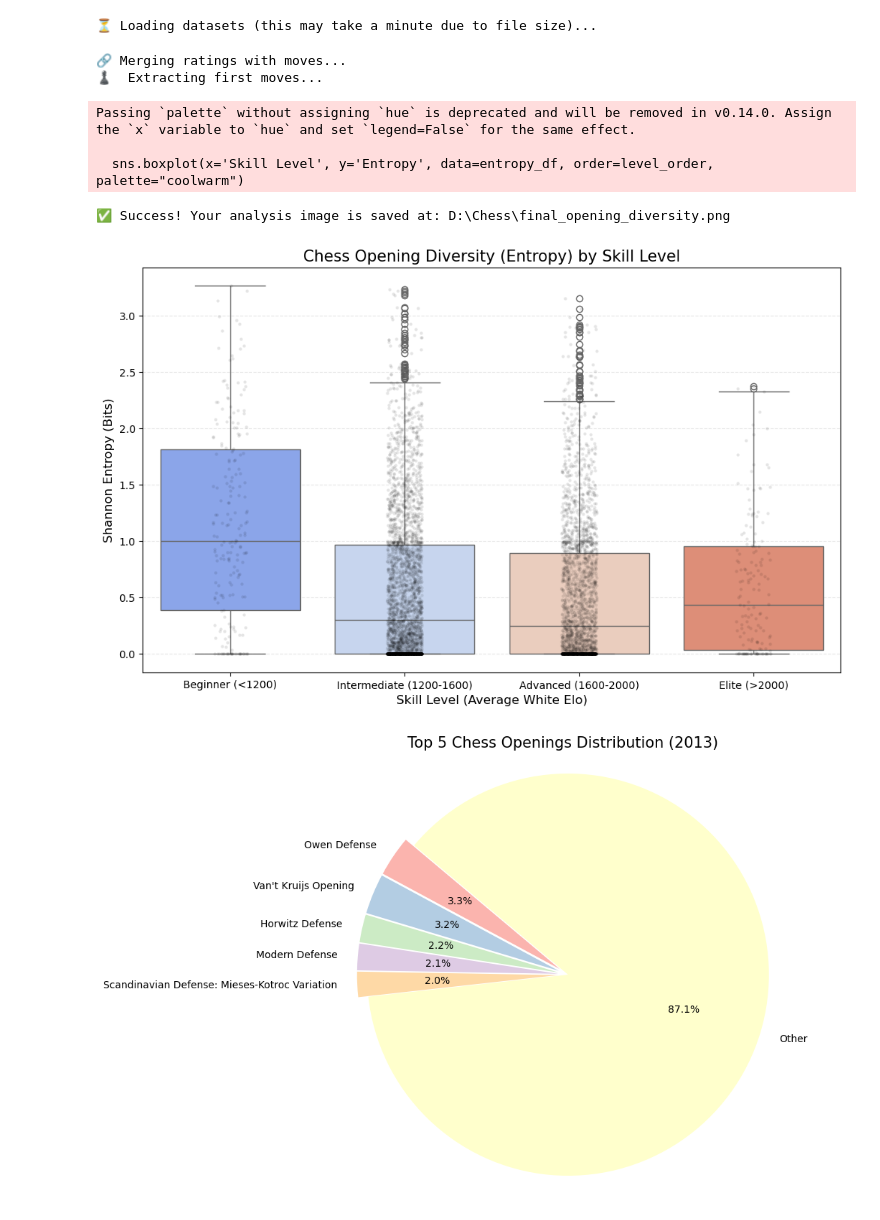
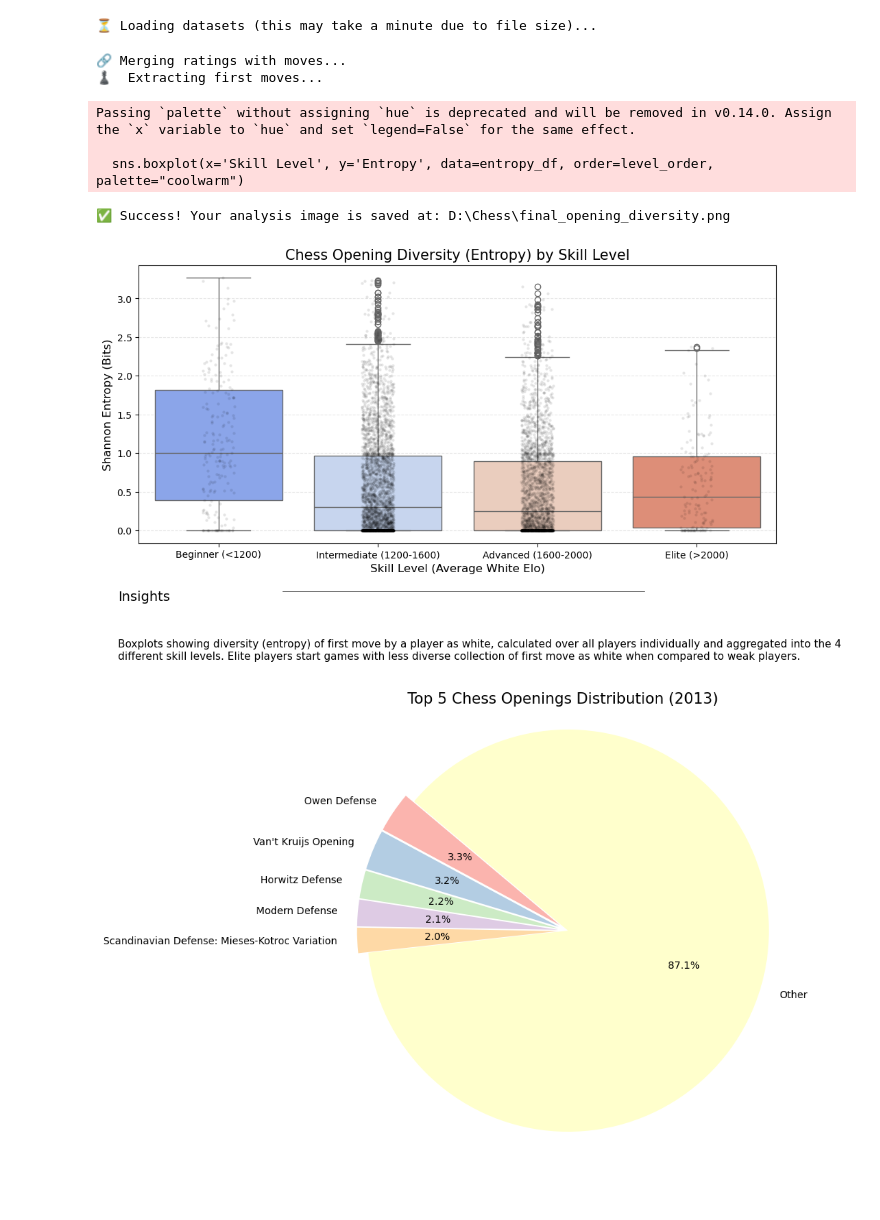
Before and after one commit to SalmaAllam8/chess-players-performance-analysis-, a Jupyter notebook: opening analysis.ipynb, the cells around one changed output. Saved outputs shown, nothing was run; the diff lists cells and outputs as text; code cells hidden in the pictures; blank space fills up the shorter version.

Commit message:
"adding insights"

```diff
--- a/opening analysis.ipynb
+++ b/opening analysis.ipynb
@@ -64,34 +64,50 @@ def get_skill_level(elo):
     if elo < 2000: return 'Advanced (1600-2000)'
     return 'Elite (>2000)'
 
 entropy_df['Skill Level'] = entropy_df['AvgElo'].apply(get_skill_level)
 
 # 6. Create the Boxplot
 plt.figure(figsize=(12, 7))
 level_order = ['Beginner (<1200)', 'Intermediate (1200-1600)', 'Advanced (1600-2000)', 'Elite (>2000)']
 
 sns.boxplot(x='Skill Level', y='Entropy', data=entropy_df, order=level_order, palette="coolwarm")
 sns.stripplot(x='Skill Level', y='Entropy', data=entropy_df, order=level_order, color='black', alpha=0.1, size=3)
 
 plt.title("Chess Opening Diversity (Entropy) by Skill Level", fontsize=15)
 plt.ylabel("Shannon Entropy (Bits)", fontsize=12)
 plt.xlabel("Skill Level (Average White Elo)", fontsize=12)
 plt.grid(axis='y', linestyle='--', alpha=0.3)
 
+line = plt.Line2D([0.3, 0.74], [0.2, 0.2], transform=plt.gcf().transFigure, color='black', linewidth=0.5)
+plt.gcf().lines.append(line)
+
+# 2. Adjust the layout to leave room at the bottom
+plt.subplots_adjust(bottom=0.3)
+
+# 3. Add the Title "Insights" (Non-bold)
+plt.figtext(0.1, 0.18, "Insights", fontsize=14, ha='left')
+
+# 4. Add the descriptive text (Non-bold, wrapped)
+insight_text = ("Boxplots showing diversity (entropy) of first move by a player as white, "
+                "calculated over all players individually and aggregated into the 4 different skill levels. "
+                "Elite players start games with less diverse collection of first move as white when compared to weak players.")
+
+plt.figtext(0.1, 0.1, insight_text, fontsize=11, ha='left', va='top', wrap=True)
+
 # Save the final result
 save_img = os.path.join(folder_path, "final_opening_diversity.png")
 plt.savefig(save_img, bbox_inches='tight')
 print(f"✅ Success! Your analysis image is saved at: {save_img}")
 plt.show()
 # %% [output]
 ⏳ Loading datasets (this may take a minute due to file size)...
 🔗 Merging ratings with moves...
 ♟️  Extracting first moves...
 Passing `palette` without assigning `hue` is deprecated and will be removed in v0.14.0. Assign the `x` variable to `hue` and set `legend=False` for the same effect.
 
   sns.boxplot(x='Skill Level', y='Entropy', data=entropy_df, order=level_order, palette="coolwarm")
 ✅ Success! Your analysis image is saved at: D:\Chess\final_opening_diversity.png
-[figure, old version]
+[figure, new version]
 # %%
 # 2. Get the frequency of each opening
 opening_counts = df['Opening'].value_counts()
```
